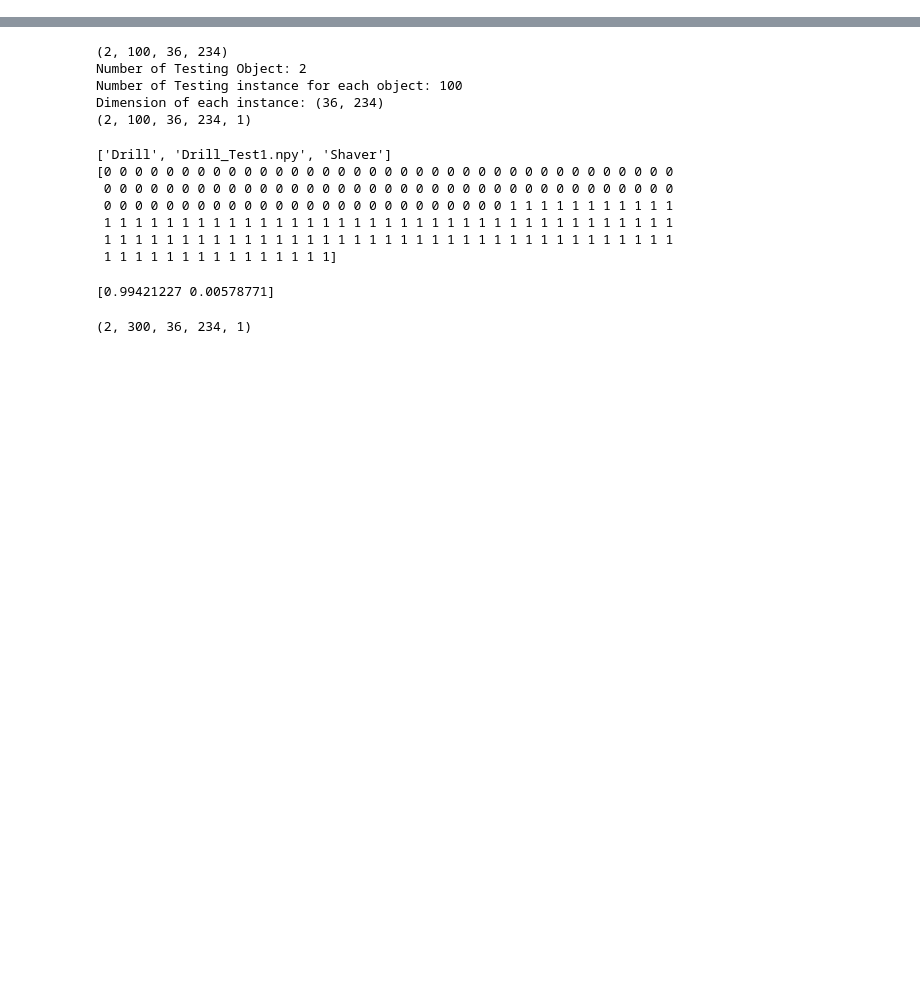
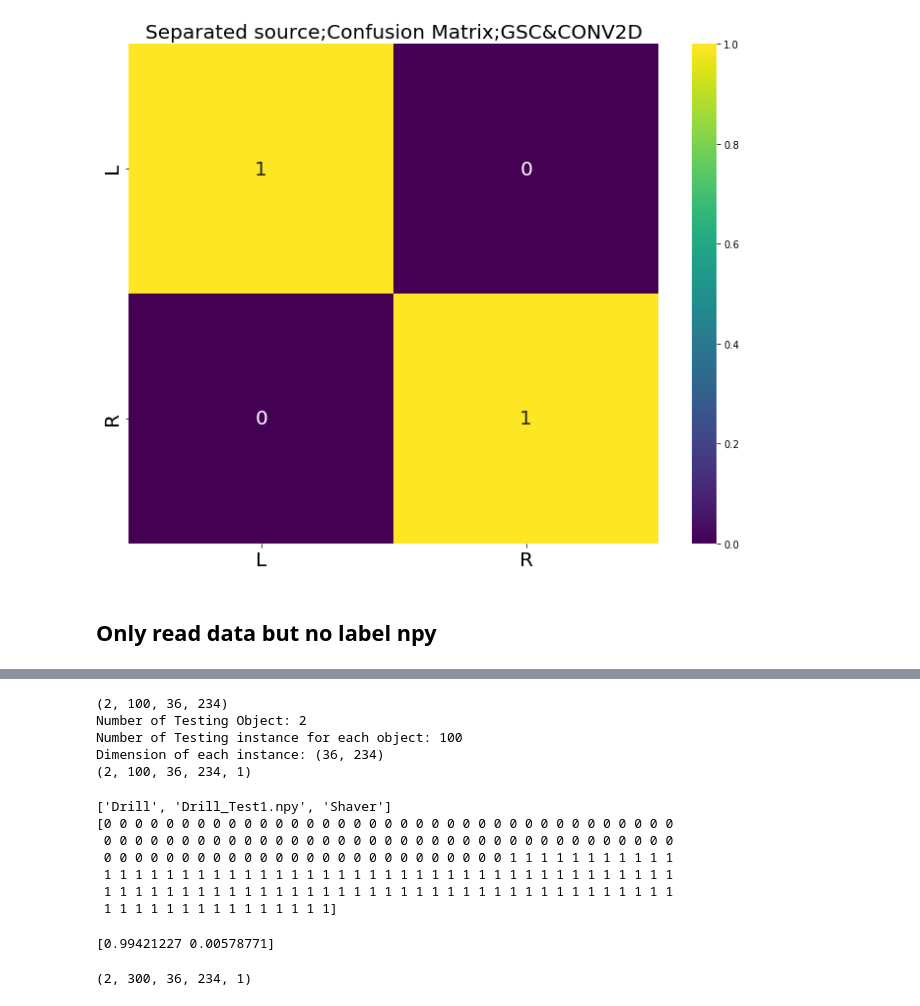
Before and after one commit to HCIMaker/Audio-Classification, a Jupyter notebook: ultramic_prediction.ipynb, the cells around one changed output, grey strips where cells are left out. Saved outputs shown, nothing was run; the diff lists cells and outputs as text; code cells hidden in the pictures; blank space fills up the shorter version.

```diff
--- a/ultramic_prediction.ipynb
+++ b/ultramic_prediction.ipynb
@@ -11,0 +181,16 @@ from tqdm import tqdm
+# %%
+conf_mat = confusion_matrix(y_true_labels, y_pred_labels, labels=cls,normalize='true')
+df_cm = pd.DataFrame(conf_mat, index = cls,
+                     columns = cls)
+plt.figure(figsize = (10,8),tight_layout=True)
+plt.title('Separated source;Confusion Matrix;GSC&CONV2D',fontsize=20)
+hm = sns.heatmap(df_cm, annot=True, cmap='viridis',annot_kws={"size": 20})
+plt.xticks(fontsize=20)
+plt.yticks(fontsize=20)
+fig = hm.get_figure()
+#fig.savefig("Separated_cm_conv2d_4_GSC.jpg",dpi=100)
+plt.show()
+# %% [output]
+[figure, added]
+# %% [markdown]
+## Only read data but no label npy
```
Also changed, not shown: parts of 27 cells of this notebook, 47 other files.
